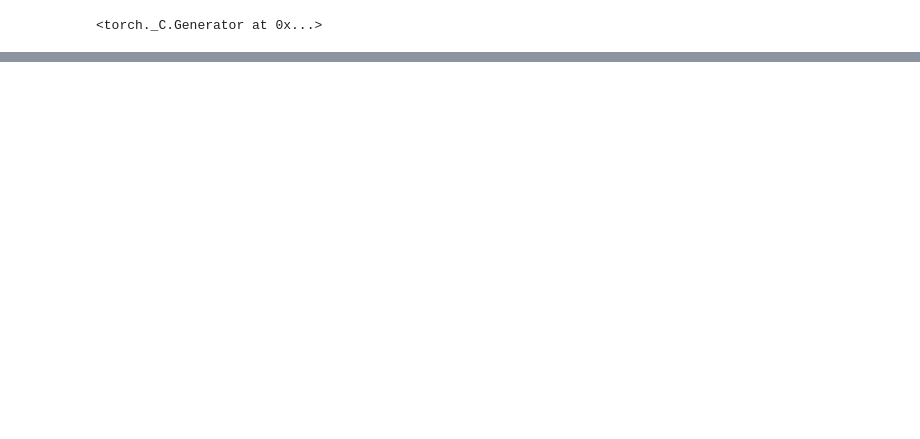
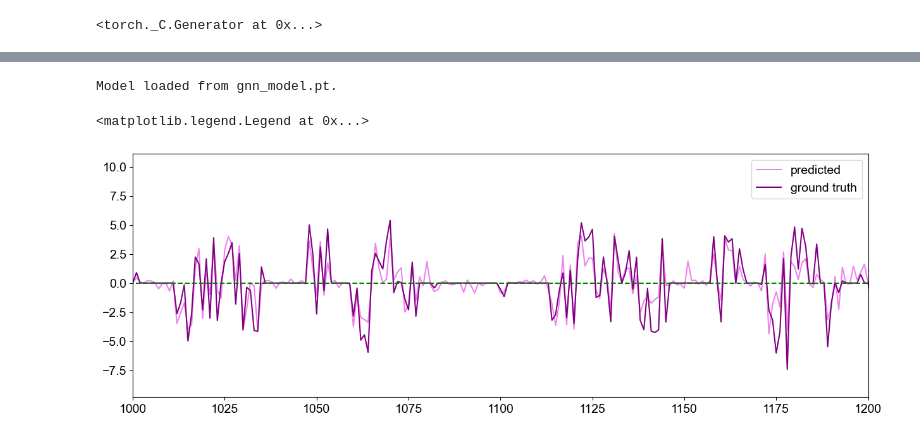
Before and after one commit to yihan-liu/MAG-OCN, a Jupyter notebook: magnetic_moment.ipynb, the cells around one changed output, grey strips where cells are left out. Drawn from its saved outputs; the diff is of its cells as text; code cells hidden in the pictures; blank space fills up the shorter version.

```diff
--- a/magnetic_moment.ipynb
+++ b/magnetic_moment.ipynb
@@ -61,0 +323,43 @@ class GNNModel(nn.Module):
+# %%
+model = GNNModel.load_model('gnn_model.pt',
+                             in_channels=6,
+                             g_hidden_channels=64,
+                             fc_hidden_channels=64,
+                             out_channels=1,
+                             dropout=0.05)
+
+model.eval()
+model.to(device)
+
+all_preds = []
+all_truth = []
+
+with torch.no_grad():
+    for batch_data in train_loader:
+        batch_data = batch_data.to(device)
+
+        out = model(batch_data.x, batch_data.edge_index, batch_data.batch)
+
+        out_flat = out.view(-1).cpu().numpy()
+        y_flat = batch_data.y.view(-1).cpu().numpy()
+
+        all_preds.append(out_flat)
+        all_truth.append(y_flat)
+
+predictions = np.concatenate(all_preds, axis=0)
+ground_truth = np.concatenate(all_truth, axis=0)
+# %% [output]
+Model loaded from gnn_model.pt.
+# %%
+plt.figure(figsize=(15, 5))
+
+plt.plot(predictions, c='violet', label='predicted')
+plt.plot(ground_truth, c='purple', label='ground truth')
+plt.plot(np.zeros_like(predictions), ls='--', c='g')
+
+plt.xlim(1000, 1200)
+
+plt.legend()
+# %% [output]
+<matplotlib.legend.Legend at 0x...>
+[figure, added]
```
Also changed, not shown: parts of 16 cells of this notebook.
